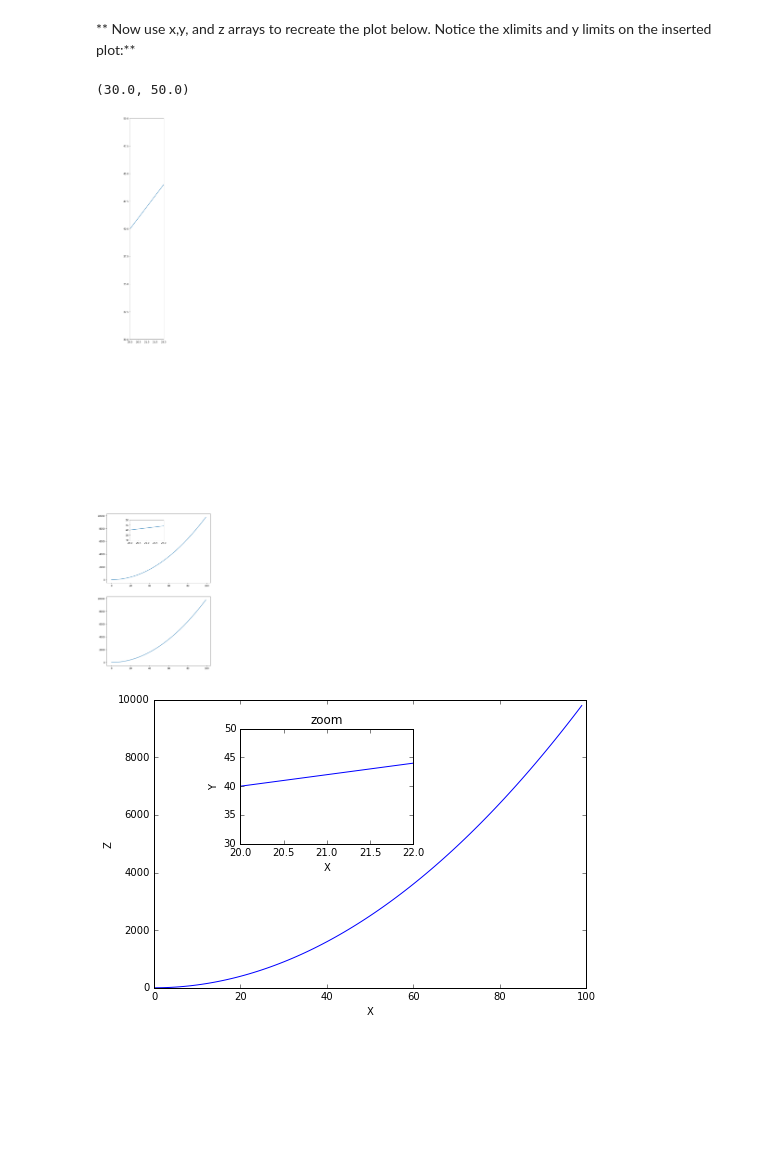
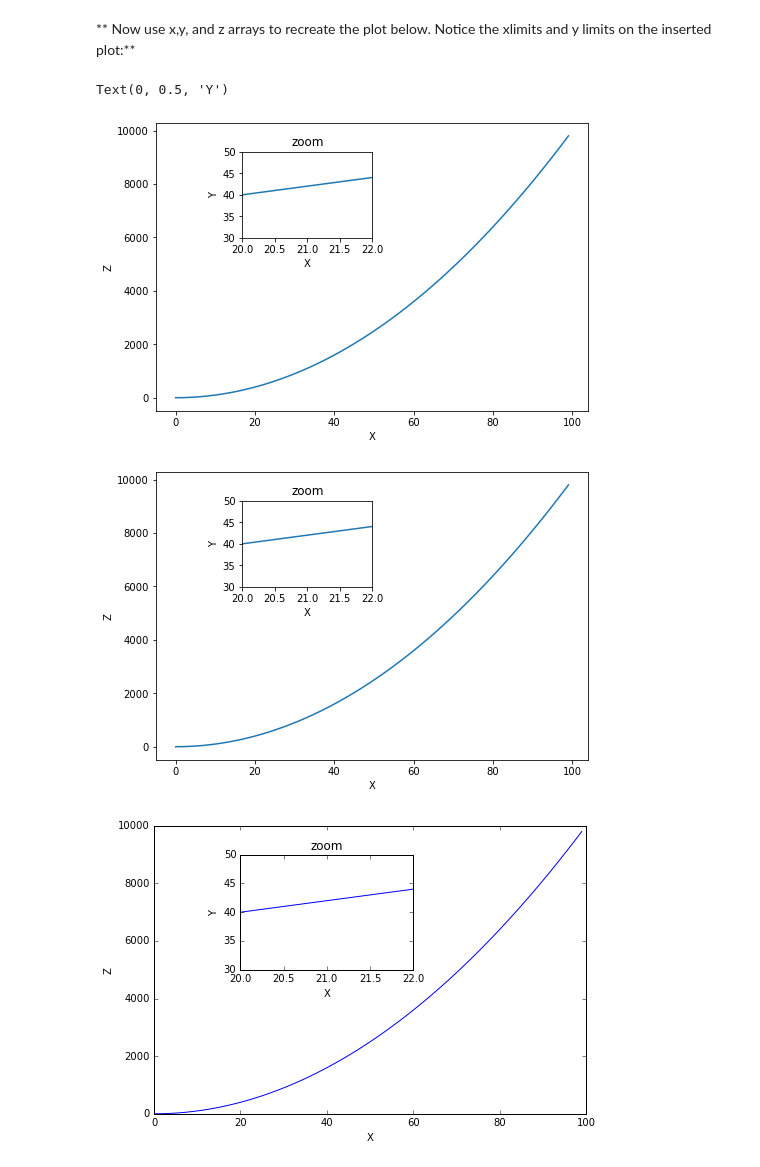
Before and after one commit to neighborpil/PY_PythonForDataScienceAndMachineLearningBootcamp, a Jupyter notebook: Py_DS_ML_Bootcamp-master/05-Data-Visualization-with-Matplotlib/02-Matplotlib Exercises.ipynb, the cells around one changed output. Drawn from its saved outputs; the diff is of its cells as text; code cells hidden in the pictures; blank space fills up the shorter version.

```diff
--- a/Py_DS_ML_Bootcamp-master/05-Data-Visualization-with-Matplotlib/02-Matplotlib Exercises.ipynb
+++ b/Py_DS_ML_Bootcamp-master/05-Data-Visualization-with-Matplotlib/02-Matplotlib Exercises.ipynb
@@ -91,24 +93,37 @@ ax2 = fig.add_axes([0.2, 0.5, 0.4, 0.4])
 # %% [markdown]
 ** Now use x,y, and z arrays to recreate the plot below. Notice the xlimits and y limits on the inserted plot:**
 # %%
-fig, axes = plt.subplots(nrows=2, ncols=1, figsize=(8, 12))
+fig = plt.figure()
 
-# axes[0] = fig.add_axes([0, 0, 1, 1])
-axes[0].plot(x, z)
-axsub1 = fig.add_axes([0.3, 0.75, 0.25, 0.1])
+ax1 = fig.add_axes([0.1, 0.1, 1, 1])
+ax1.plot(x, z)
+ax1.set_xlabel('X')
+ax1.set_ylabel('Z')
+axsub1 = fig.add_axes([0.3, 0.7, 0.3, 0.3])
 axsub1.plot(x, y)
 axsub1.set_xlim(20, 22)
 axsub1.set_ylim(30, 50)
+axsub1.set_title('zoom')
+axsub1.set_xlabel('X')
+axsub1.set_ylabel('Y')
 
-# axes[1] = fig.add_axes([0, 0, 1, 1])
-axes[1].plot(x, z)
-axsub2 = fig.add_axes([0.3, 0.75, 0.25, 0.1])
+fig2 = plt.figure()
+
+ax2 = fig2.add_axes([0.1, 0.1, 1, 1])
+ax2.plot(x, z)
+ax2.set_xlabel('X')
+ax2.set_ylabel('Z')
+axsub2 = fig2.add_axes([0.3, 0.7, 0.3, 0.3])
 axsub2.plot(x, y)
 axsub2.set_xlim(20, 22)
 axsub2.set_ylim(30, 50)
+axsub2.set_title('zoom')
+axsub2.set_xlabel('X')
+axsub2.set_ylabel('Y')
 # %% [output]
-(30.0, 50.0)
+Text(0, 0.5, 'Y')
-[figure, old version]
+[figure, new version]
+[figure, added]
 # %%
 # %% [output]
 [figure]
```
Also changed, not shown: parts of 4 cells of this notebook, 10 other files.
